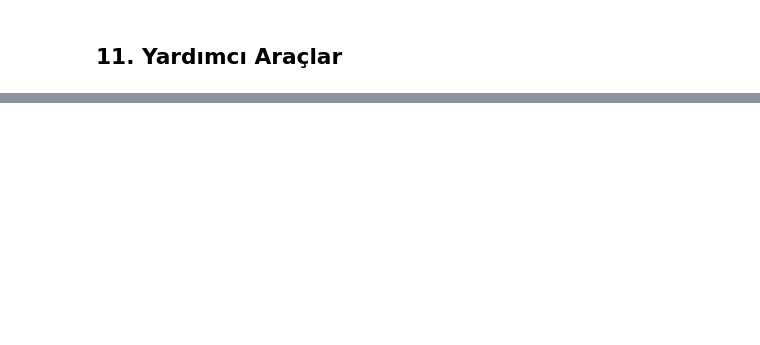
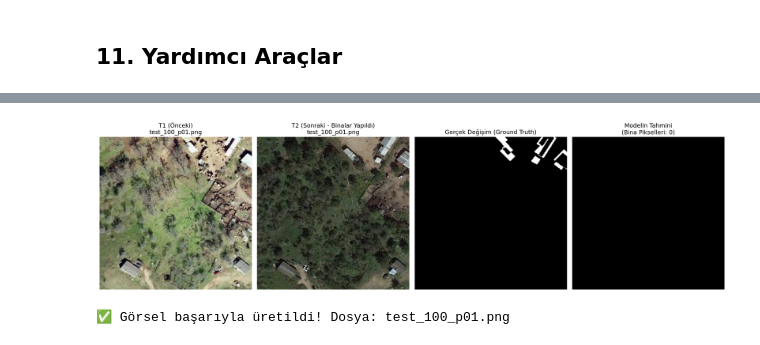
Before and after one commit to osmankalkan/remote-sensing-change-detection, a Jupyter notebook: notebooks/colab_train.ipynb, the cells around one changed output, grey strips where cells are left out. Drawn from its saved outputs; the diff is of its cells as text; code cells hidden in the pictures; blank space fills up the shorter version.

```diff
--- a/notebooks/colab_train.ipynb
+++ b/notebooks/colab_train.ipynb
@@ -560,0 +682,53 @@ if SHOW_LOG_TAIL and os.path.exists(LOG_PATH):
+# %%
+import os, torch, cv2
+import numpy as np
+import matplotlib.pyplot as plt
+from IPython.display import Image, display
+from src.datasets import DualAugmentationDataset
+from src.models.baseline_unet import BaselineEarlyFusionUNet
+
+# 1. Modeli Yükle
+device = torch.device("cuda" if torch.cuda.is_available() else "cpu")
+model = BaselineEarlyFusionUNet(encoder_name="resnet18", in_channels=6, classes=1).to(device)
+ckpt = torch.load("/content/checkpoints/baseline_early_fusion_resnet18/best_model.pth", map_location=device)
+model.load_state_dict(ckpt["model_state_dict"])
+model.eval()
+
+# 2. Test setini tara ve İÇİNDE BİNA OLAN bir kare bul
+ds = DualAugmentationDataset(root_dir="/content/remote-sensing-change-detection/data/processed", split="test")
+
+found = False
+for idx in range(len(ds)):
+    item = ds[idx]
+    # İçinde en az 500 piksel bina olan ilk kareyi yakala
+    if item["raw_mask"].sum() > 500:
+        with torch.no_grad():
+            t1 = item["t1"].unsqueeze(0).to(device)
+            t2 = item["t2"].unsqueeze(0).to(device)
+            prob = torch.sigmoid(model(t1, t2)).squeeze().cpu().numpy()
+            pred = (prob > 0.5).astype(np.uint8)
+
+        # 3. Görseli Hazırla ve Kaydet
+        fig, axes = plt.subplots(1, 4, figsize=(18, 5))
+        axes[0].imshow(item["raw_t1"]); axes[0].set_title(f"T1 (Önceki)\n{item['filename']}")
+        axes[1].imshow(item["raw_t2"]); axes[1].set_title(f"T2 (Sonraki - Binalar Yapıldı)\n{item['filename']}")
+        axes[2].imshow(item["raw_mask"] * 255, cmap="gray"); axes[2].set_title("Gerçek Değişim (Ground Truth)")
+        axes[3].imshow(pred * 255, cmap="gray"); axes[3].set_title(f"Modelin Tahmini\n(Bina Pikselleri: {pred.sum()})")
+        for ax in axes: ax.axis("off")
+
+        plt.tight_layout()
+        save_path = "/content/gercek_kanit.png"
+        plt.savefig(save_path, bbox_inches="tight", dpi=150)
+        plt.close()
+
+        # 4. Ekrana Bas
+        display(Image(save_path))
+        print(f"✅ Görsel başarıyla üretildi! Dosya: {item['filename']}")
+        found = True
+        break
+
+if not found:
+    print("Binalı kare bulunamadı.")
+# %% [output]
+[figure, added]
+✅ Görsel başarıyla üretildi! Dosya: test_100_p01.png
```
Also changed, not shown: parts of 13 cells of this notebook.
